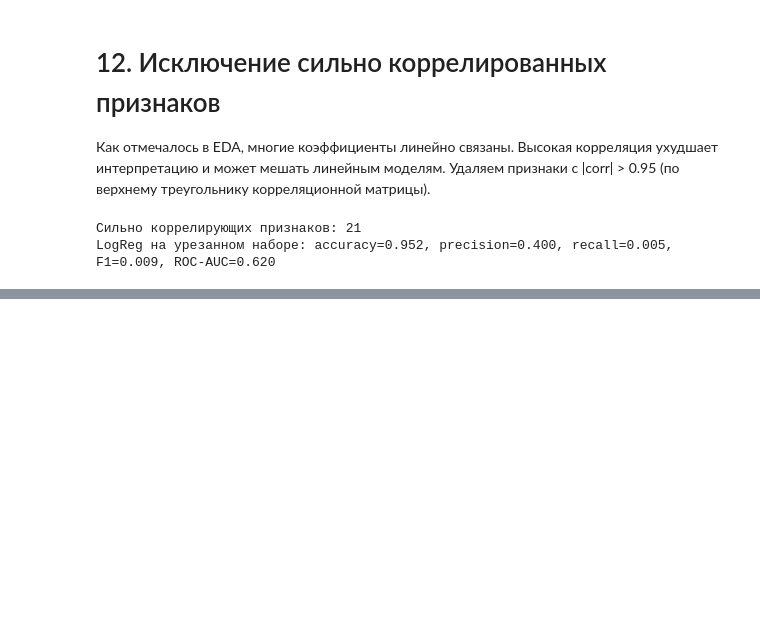
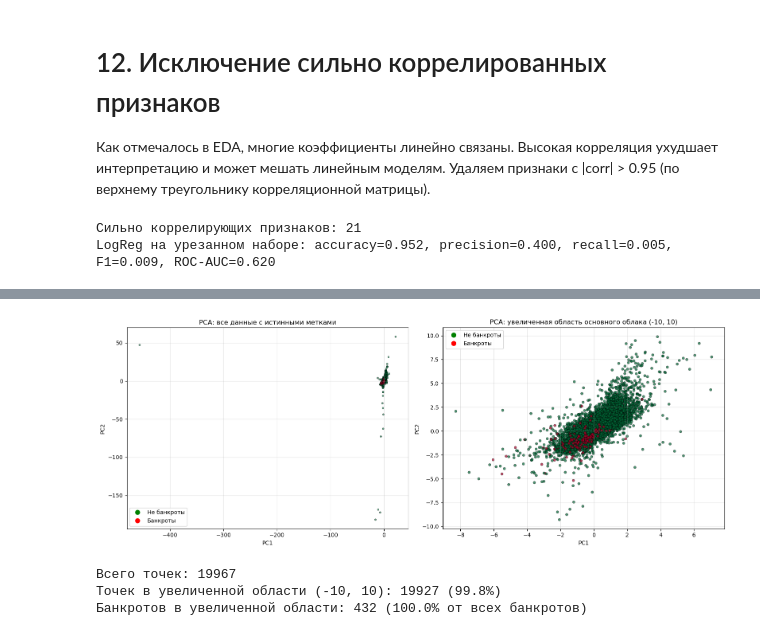
Before and after one commit to TU-TU-u/ML_HW_25, a Jupyter notebook: HW_ML2.ipynb, the cells around one changed output, grey strips where cells are left out. Drawn from its saved outputs; the diff is of its cells as text; code cells hidden in the pictures; blank space fills up the shorter version.

```diff
--- a/HW_ML2.ipynb
+++ b/HW_ML2.ipynb
@@ -554,0 +519,48 @@ KMeans разделил данные на два примерно одинако
+# %%
+# PCA визуализация - два графика: полный и увеличенный
+fig, axes = plt.subplots(1, 2, figsize=(16, 6))
+
+# График 1: Полные данные
+scatter1 = axes[0].scatter(X_pca[:, 0], X_pca[:, 1], c=y_true,
+                          cmap='RdYlGn_r', alpha=0.6,
+                          edgecolors='black', linewidths=0.5, s=10)
+axes[0].set_xlabel('PC1')
+axes[0].set_ylabel('PC2')
+axes[0].set_title('PCA: все данные с истинными метками')
+axes[0].grid(True, alpha=0.3)
+
+# График 2: Увеличенная область основного облака
+# Определяем границы основного облака (где ~95% данных)
+main_area_mask = (X_pca[:, 0] > -10) & (X_pca[:, 0] < 10) & \
+                 (X_pca[:, 1] > -10) & (X_pca[:, 1] < 10)
+
+scatter2 = axes[1].scatter(X_pca[main_area_mask, 0], X_pca[main_area_mask, 1],
+                          c=y_true[main_area_mask], cmap='RdYlGn_r',
+                          alpha=0.7, edgecolors='black', linewidths=0.5, s=20)
+axes[1].set_xlabel('PC1')
+axes[1].set_ylabel('PC2')
+axes[1].set_title('PCA: увеличенная область основного облака (-10, 10)')
+axes[1].grid(True, alpha=0.3)
+
+# Добавляем общую легенду для цветов
+from matplotlib.lines import Line2D
+legend_elements = [Line2D([0], [0], marker='o', color='w',
+                          markerfacecolor='green', markersize=10, label='Не банкроты'),
+                   Line2D([0], [0], marker='o', color='w',
+                          markerfacecolor='red', markersize=10, label='Банкроты')]
+
+axes[0].legend(handles=legend_elements)
+axes[1].legend(handles=legend_elements)
+
+plt.tight_layout()
+plt.show()
+
+# Дополнительная информация о количестве точек в увеличенной области
+print(f"Всего точек: {len(X_pca)}")
+print(f"Точек в увеличенной области (-10, 10): {main_area_mask.sum()} ({main_area_mask.sum()/len(X_pca):.1%})")
+print(f"Банкротов в увеличенной области: {y_true[main_area_mask].sum()} ({y_true[main_area_mask].sum()/y_true.sum():.1%} от всех банкротов)")
+# %% [output]
+[figure, added]
+Всего точек: 19967
+Точек в увеличенной области (-10, 10): 19927 (99.8%)
+Банкротов в увеличенной области: 432 (100.0% от всех банкротов)
```
Also changed, not shown: parts of 33 cells of this notebook.
